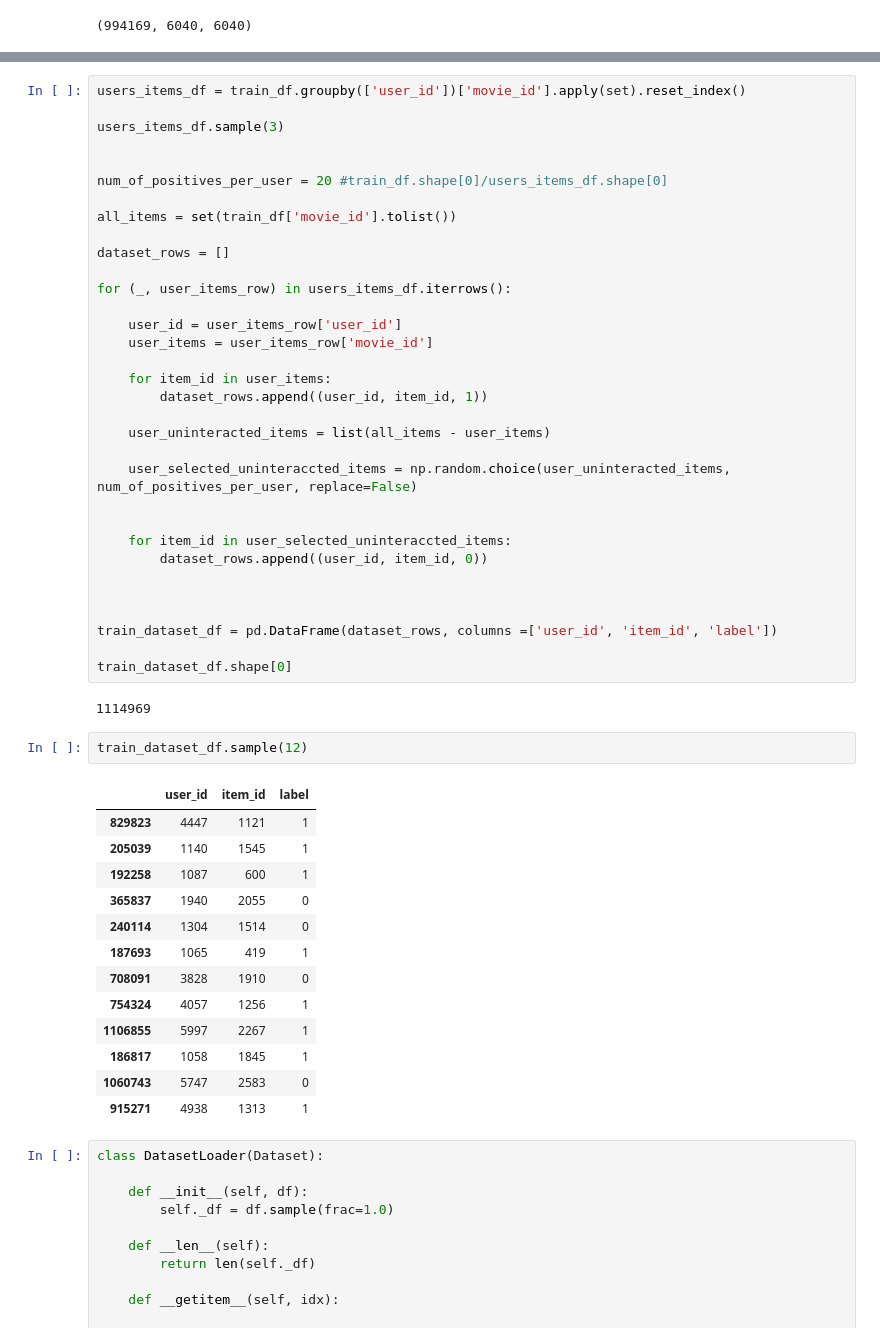
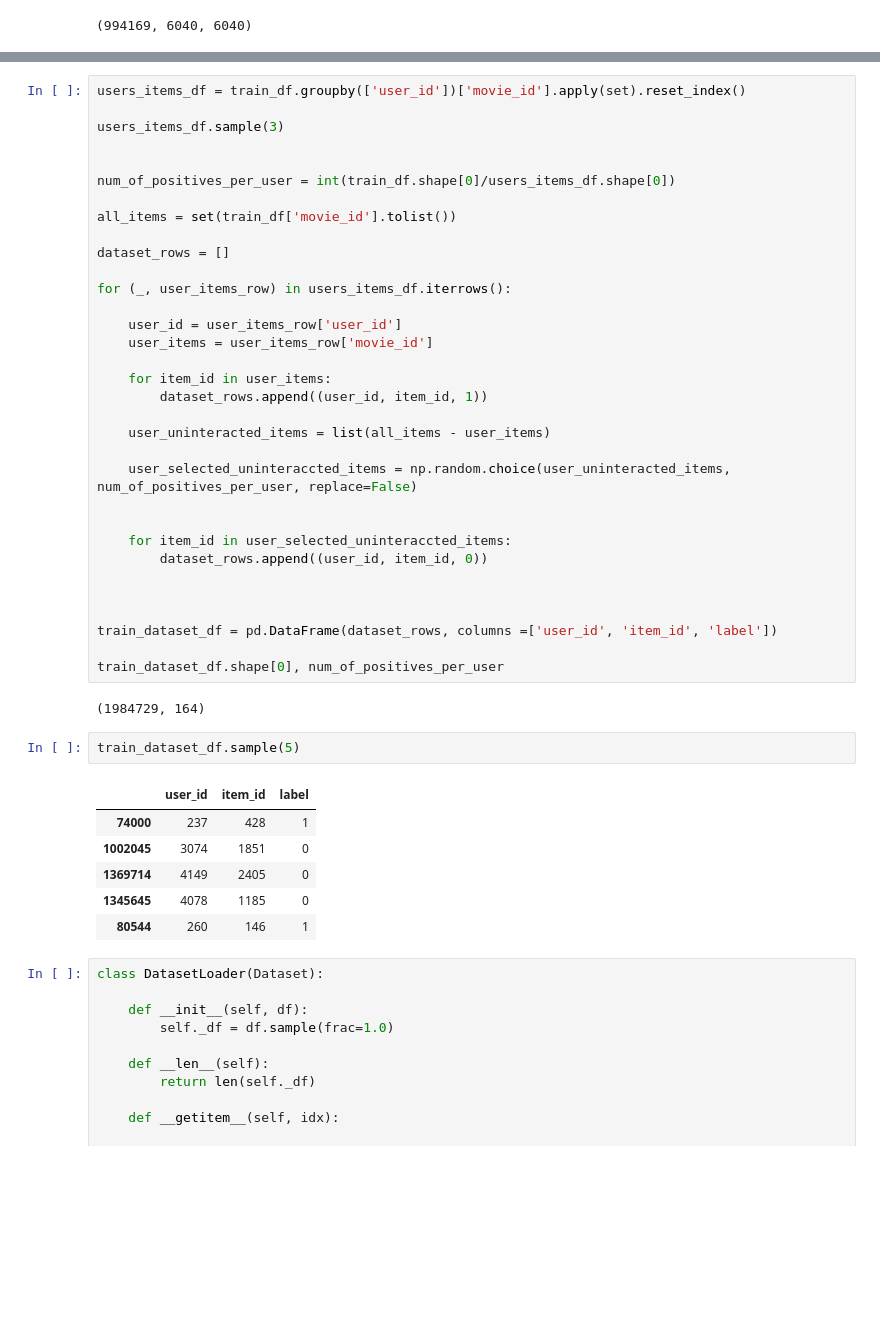
Before and after one commit to gabibu/recommendationsystems, a Jupyter notebook: exe3_solution.ipynb, the cells around one changed output, grey strips where cells are left out. Drawn from its saved outputs; the diff is of its cells as text; blank space fills up the shorter version.

```diff
--- a/exe3_solution.ipynb
+++ b/exe3_solution.ipynb
@@ -278,7 +273,7 @@ users_items_df = train_df.groupby(['user_id'])['movie_id'].apply(set).reset_inde
 users_items_df.sample(3)
 
 
-num_of_positives_per_user = 20 #train_df.shape[0]/users_items_df.shape[0]
+num_of_positives_per_user = int(train_df.shape[0]/users_items_df.shape[0])
 
 all_items = set(train_df['movie_id'].tolist())
 
@@ -304,25 +299,18 @@ for (_, user_items_row) in users_items_df.iterrows():
 
 train_dataset_df = pd.DataFrame(dataset_rows, columns =['user_id', 'item_id', 'label'])
 
-train_dataset_df.shape[0]
+train_dataset_df.shape[0], num_of_positives_per_user
 # %% [output]
-1114969
+(1984729, 164)
 # %%
-train_dataset_df.sample(12)
+train_dataset_df.sample(5)
 # %% [output]
 |  | user_id | item_id | label |
-| 829823 | 4447 | 1121 | 1 |
-| 205039 | 1140 | 1545 | 1 |
-| 192258 | 1087 | 600 | 1 |
-| 365837 | 1940 | 2055 | 0 |
-| 240114 | 1304 | 1514 | 0 |
-| 187693 | 1065 | 419 | 1 |
-| 708091 | 3828 | 1910 | 0 |
-| 754324 | 4057 | 1256 | 1 |
-| 1106855 | 5997 | 2267 | 1 |
-| 186817 | 1058 | 1845 | 1 |
-| 1060743 | 5747 | 2583 | 0 |
-| 915271 | 4938 | 1313 | 1 |
+| 74000 | 237 | 428 | 1 |
+| 1002045 | 3074 | 1851 | 0 |
+| 1369714 | 4149 | 2405 | 0 |
+| 1345645 | 4078 | 1185 | 0 |
+| 80544 | 260 | 146 | 1 |
 # %%
 class DatasetLoader(Dataset):
 
```
Also changed, not shown: parts of 7 cells of this notebook.
